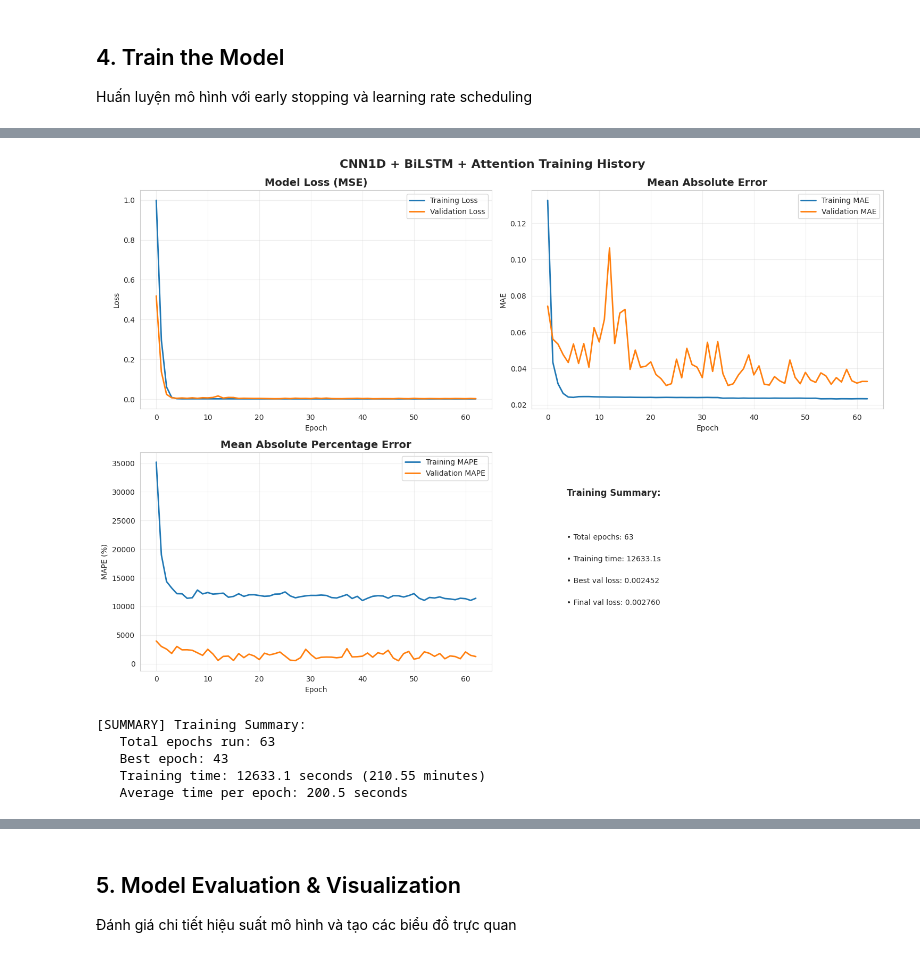
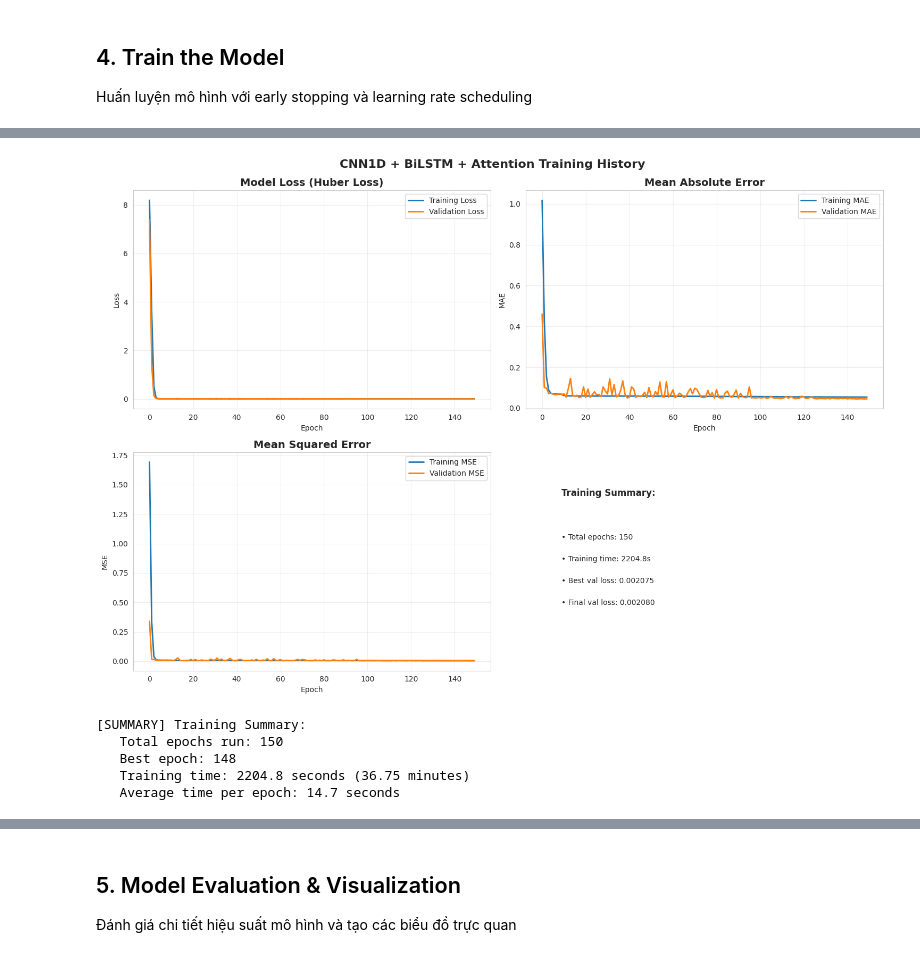
Before and after one commit to Sonous/pm25-predictor, a Jupyter notebook: notebooks/02-cnn-bilstm-attention-model.ipynb, the cells around one changed output, grey strips where cells are left out. Saved outputs shown, nothing was run; the diff lists cells and outputs as text; code cells hidden in the pictures.

Commit message:
Kaggle Notebook | 02_cnn_bilstm_attention_model | Version 7

```diff
--- a/notebooks/02-cnn-bilstm-attention-model.ipynb
+++ b/notebooks/02-cnn-bilstm-attention-model.ipynb
@@ -876,10 +913,9 @@ class WarmupCosineScheduler(tf.keras.callbacks.Callback):
             print(f"\n   [LR] Epoch {epoch}: Learning rate = {lr:.6f}")
 
 TRAINING_CONFIG = {
-    'epochs': 100,              # Reduced epochs (early stopping will handle it)
+    'epochs': 150,              # Reduced epochs (early stopping will handle it)
     'batch_size': 256,          # Larger batch for more stable gradients
     'validation_split': 0.0,    # We already have validation set
-    'shuffle': True,            # Shuffle each epoch
     'verbose': 1
 }
 
@@ -888,17 +924,18 @@ callbacks = [
     # Early stopping
     EarlyStopping(
         monitor='val_loss',
-        patience=20,            # Reasonable patience
+        patience=30,            # Reasonable patience
         restore_best_weights=True,
         verbose=1,
-        mode='min'
+        mode='min',
+        min_delta=0.0001
     ),
     # Warmup + Cosine annealing (ONLY ONE scheduler)
     WarmupCosineScheduler(
         max_epochs=TRAINING_CONFIG['epochs'],
         initial_lr=MODEL_PARAMS['learning_rate'],
-        min_lr=1e-6,
-        warmup_epochs=5         # 5 epochs warmup
+        min_lr=1e-5,
+        warmup_epochs=5
     ),
     # Model checkpoint to save best model
     tf.keras.callbacks.ModelCheckpoint(
@@ -906,6 +943,15 @@ callbacks = [
         monitor='val_loss',
         save_best_only=True,
         verbose=0
+    ),
+    # THÊM: Reduce LR on Plateau (backup cho cosine annealing)
+    tf.keras.callbacks.ReduceLROnPlateau(
+        monitor='val_loss',
+        factor=0.5,
+        patience=10,
+        min_lr=1e-6,
+        verbose=1,
+        mode='min'
     )
 ]
 
@@ -965,10 +1004,10 @@ Epoch 7/100
 # Plot training history
 fig, axes = plt.subplots(2, 2, figsize=(15, 10))
 
-# Loss
+# Loss (Huber)
 axes[0, 0].plot(history.history['loss'], label='Training Loss', linewidth=2)
 axes[0, 0].plot(history.history['val_loss'], label='Validation Loss', linewidth=2)
-axes[0, 0].set_title('Model Loss (MSE)', fontsize=14, fontweight='bold')
+axes[0, 0].set_title('Model Loss (Huber Loss)', fontsize=14, fontweight='bold')
 axes[0, 0].set_xlabel('Epoch')
 axes[0, 0].set_ylabel('Loss')
 axes[0, 0].legend()
@@ -983,51 +1022,51 @@ axes[0, 1].set_ylabel('MAE')
 axes[0, 1].legend()
 axes[0, 1].grid(True, alpha=0.3)
 
-# MAPE
-axes[1, 0].plot(history.history['mape'], label='Training MAPE', linewidth=2)
-axes[1, 0].plot(history.history['val_mape'], label='Validation MAPE', linewidth=2)
-axes[1, 0].set_title('Mean Absolute Percentage Error', fontsize=14, fontweight='bold')
+# MSE
+axes[1, 0].plot(history.history['mse'], label='Training MSE', linewidth=2)
+axes[1, 0].plot(history.history['val_mse'], label='Validation MSE', linewidth=2)
+axes[1, 0].set_title('Mean Squared Error', fontsize=14, fontweight='bold')
 axes[1, 0].set_xlabel('Epoch')
-axes[1, 0].set_ylabel('MAPE (%)')
+axes[1, 0].set_ylabel('MSE')
 axes[1, 0].legend()
 axes[1, 0].grid(True, alpha=0.3)
 
 # Learning Rate (if available)
 if 'lr' in history.history:
     axes[1, 1].plot(history.history['lr'], linewidth=2, color='red')
     axes[1, 1].set_title('Learning Rate Schedule', fontsize=14, fontweight='bold')
     axes[1, 1].set_xlabel('Epoch')
     axes[1, 1].set_ylabel('Learning Rate')
     axes[1, 1].set_yscale('log')
     axes[1, 1].grid(True, alpha=0.3)
 else:
     # Training summary as text
     axes[1, 1].text(0.1, 0.8, f"Training Summary:", fontsize=12, fontweight='bold')
     axes[1, 1].text(0.1, 0.6, f"• Total epochs: {len(history.history['loss'])}", fontsize=10)
     axes[1, 1].text(0.1, 0.5, f"• Training time: {training_time:.1f}s", fontsize=10)
     axes[1, 1].text(0.1, 0.4, f"• Best val loss: {min(history.history['val_loss']):.6f}", fontsize=10)
     axes[1, 1].text(0.1, 0.3, f"• Final val loss: {history.history['val_loss'][-1]:.6f}", fontsize=10)
     axes[1, 1].set_xlim(0, 1)
     axes[1, 1].set_ylim(0, 1)
     axes[1, 1].axis('off')
 
 plt.tight_layout()
 plt.suptitle('CNN1D + BiLSTM + Attention Training History', fontsize=16, fontweight='bold', y=1.02)
 plt.show()
 
 # Print training summary
 print(f"\n[SUMMARY] Training Summary:")
 print(f"   Total epochs run: {len(history.history['loss'])}")
 print(f"   Best epoch: {np.argmin(history.history['val_loss']) + 1}")
 print(f"   Training time: {training_time:.1f} seconds ({training_time/60:.2f} minutes)")
 print(f"   Average time per epoch: {training_time/len(history.history['loss']):.1f} seconds")
 # %% [output]
-[figure, old version]
+[figure, new version]
 [SUMMARY] Training Summary:
-   Total epochs run: 63
-   Best epoch: 43
-   Training time: 12633.1 seconds (210.55 minutes)
-   Average time per epoch: 200.5 seconds
+   Total epochs run: 150
+   Best epoch: 148
+   Training time: 2204.8 seconds (36.75 minutes)
+   Average time per epoch: 14.7 seconds
 # %%
 # Make predictions on all datasets using trained model
 print("[PREDICTIONS] Making predictions on all datasets...")
```
Also changed, not shown: parts of 9 cells of this notebook.
